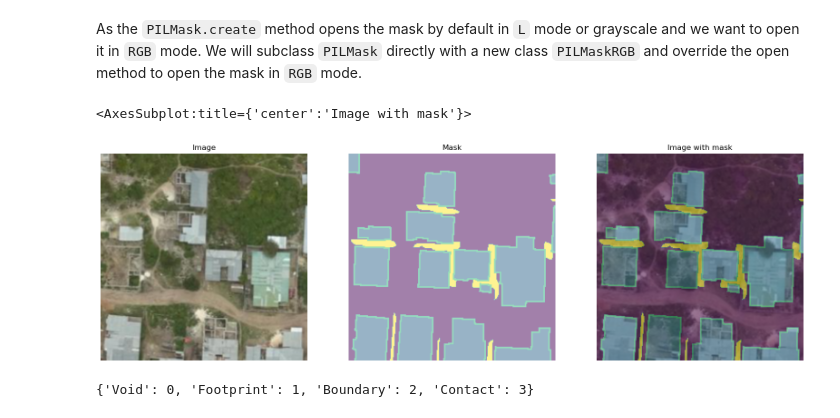
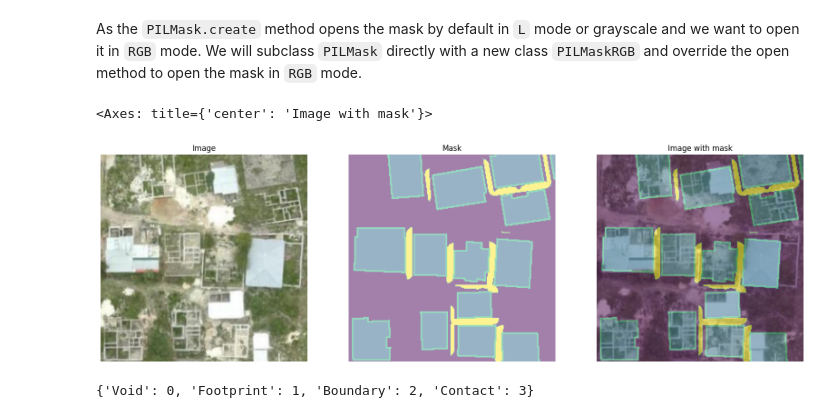
Before and after one commit to imharrisonking/rooftop-segmentation, a Jupyter notebook: training.ipynb, the cells around one changed output. Cells and saved outputs as stored; diff of their text form; code cells hidden in the pictures.

```diff
--- a/training.ipynb
+++ b/training.ipynb
@@ -144,25 +251,25 @@ Example mask:  data\masks\s256_z19\train\319377_270493_19_mask.png
 As the `PILMask.create` method opens the mask by default in `L` mode or grayscale and we want to open it in `RGB` mode. We will subclass `PILMask` directly with a new class `PILMaskRGB` and override the open method to open the mask in `RGB` mode.
 # %%
 # Test opening an image and its mask
-image_filename = file_names[15]
+image_filename = file_names[7]
 image = PILImage.create(image_filename)
 
 mask = mask = PILMask.create(get_image_mask(image_filename))
 
 # Show the image and mask side by side and overlay the mask on the image
 fig, ax = plt.subplots(1, 3, figsize=(20, 20))
 ax[0].set_title('Image')
 image.show(ax=ax[0])
 
 ax[1].set_title('Mask')
 mask.show(ax=ax[1], cmap='viridis')
 
 ax[2].set_title('Image with mask')
 image.show(ax=ax[2])
 mask.show(ax=ax[2], cmap='viridis', alpha=0.5)
 # %% [output]
-<AxesSubplot:title={'center':'Image with mask'}>
+<Axes: title={'center': 'Image with mask'}>
-[figure, old version]
+[figure, new version]
 # %%
 # Classes for each channel in the mask
 classes = ['Void', 'Footprint', 'Boundary', 'Contact']
```
Also changed, not shown: parts of 18 cells of this notebook.
